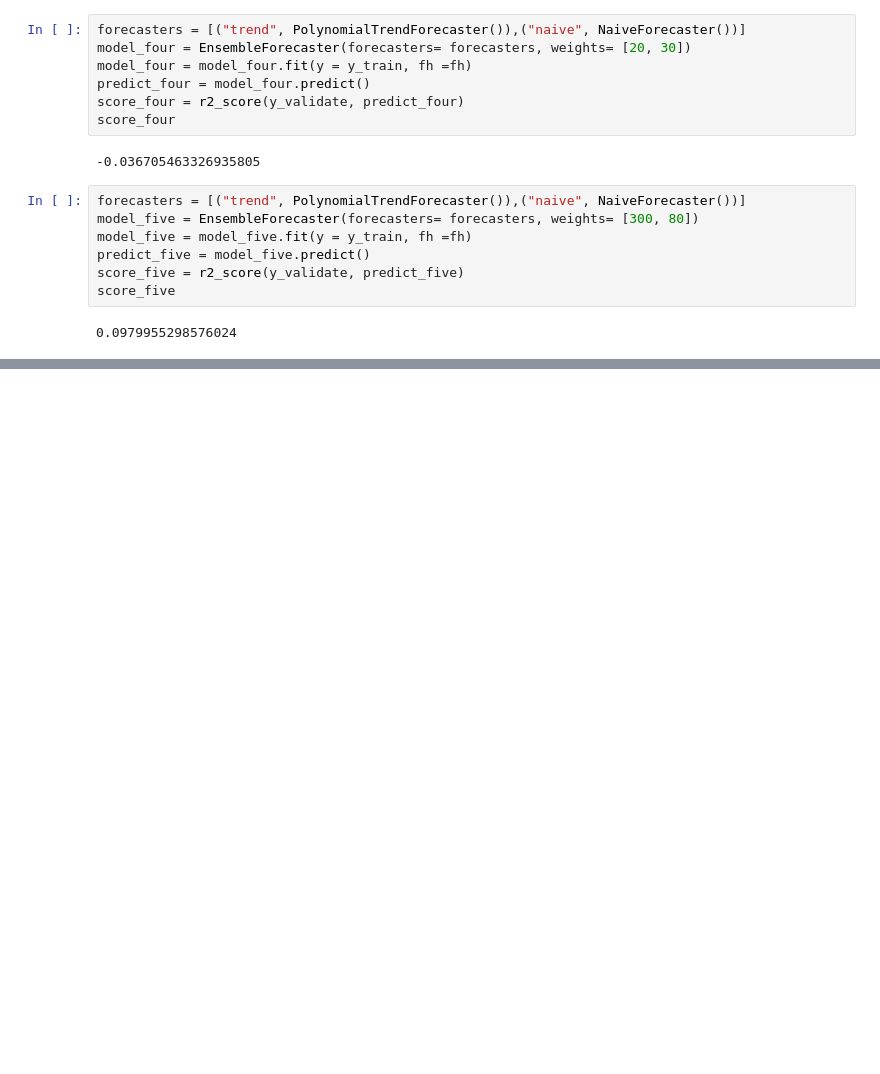
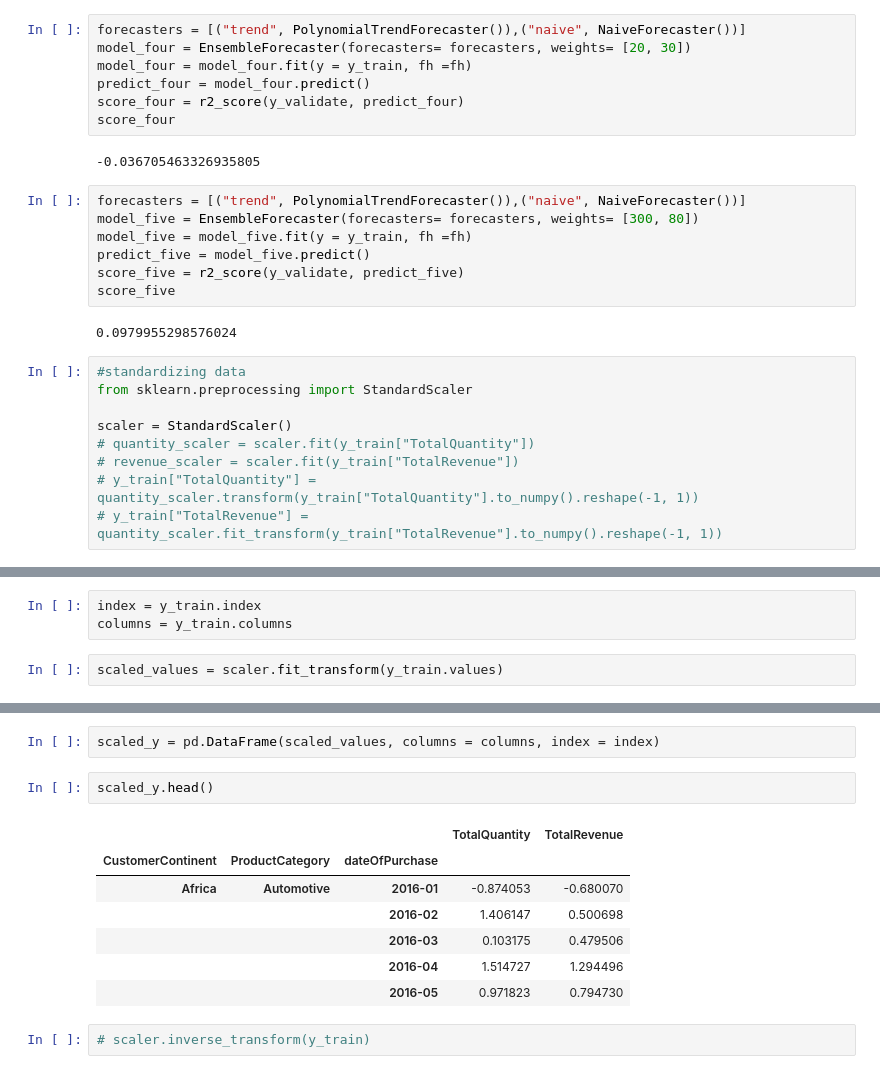
Before and after one commit to josephine-amponsah/hierarchical-forecasting, a Jupyter notebook: notebooks/multivariate-HTS.ipynb, the cells around one changed output, grey strips where cells are left out. Drawn from its saved outputs; the diff is of its cells as text; blank space fills up the shorter version.

```diff
--- a/notebooks/multivariate-HTS.ipynb
+++ b/notebooks/multivariate-HTS.ipynb
@@ -365,3 +367,12 @@ score_five = r2_score(y_validate, predict_five)
 score_five
 # %% [output]
 0.0979955298576024
+# %%
+#standardizing data
+from sklearn.preprocessing import StandardScaler
+
+scaler = StandardScaler()
+# quantity_scaler = scaler.fit(y_train["TotalQuantity"])
+# revenue_scaler = scaler.fit(y_train["TotalRevenue"])
+# y_train["TotalQuantity"] = quantity_scaler.transform(y_train["TotalQuantity"].to_numpy().reshape(-1, 1))
+# y_train["TotalRevenue"] = quantity_scaler.fit_transform(y_train["TotalRevenue"].to_numpy().reshape(-1, 1))
@@ -367,0 +389,5 @@ score_five
+# %%
+index = y_train.index
+columns = y_train.columns
+# %%
+scaled_values = scaler.fit_transform(y_train.values)
@@ -367,0 +404,14 @@ score_five
+# %%
+scaled_y = pd.DataFrame(scaled_values, columns = columns, index = index)
+# %%
+scaled_y.head()
+# %% [output]
+|  |  |  | TotalQuantity | TotalRevenue |
+| CustomerContinent | ProductCategory | dateOfPurchase |  |  |
+| Africa | Automotive | 2016-01 | -0.874053 | -0.680070 |
+|  |  | 2016-02 | 1.406147 | 0.500698 |
+|  |  | 2016-03 | 0.103175 | 0.479506 |
+|  |  | 2016-04 | 1.514727 | 1.294496 |
+|  |  | 2016-05 | 0.971823 | 0.794730 |
+# %%
+# scaler.inverse_transform(y_train)
```
Also changed, not shown: parts of 38 cells of this notebook.
